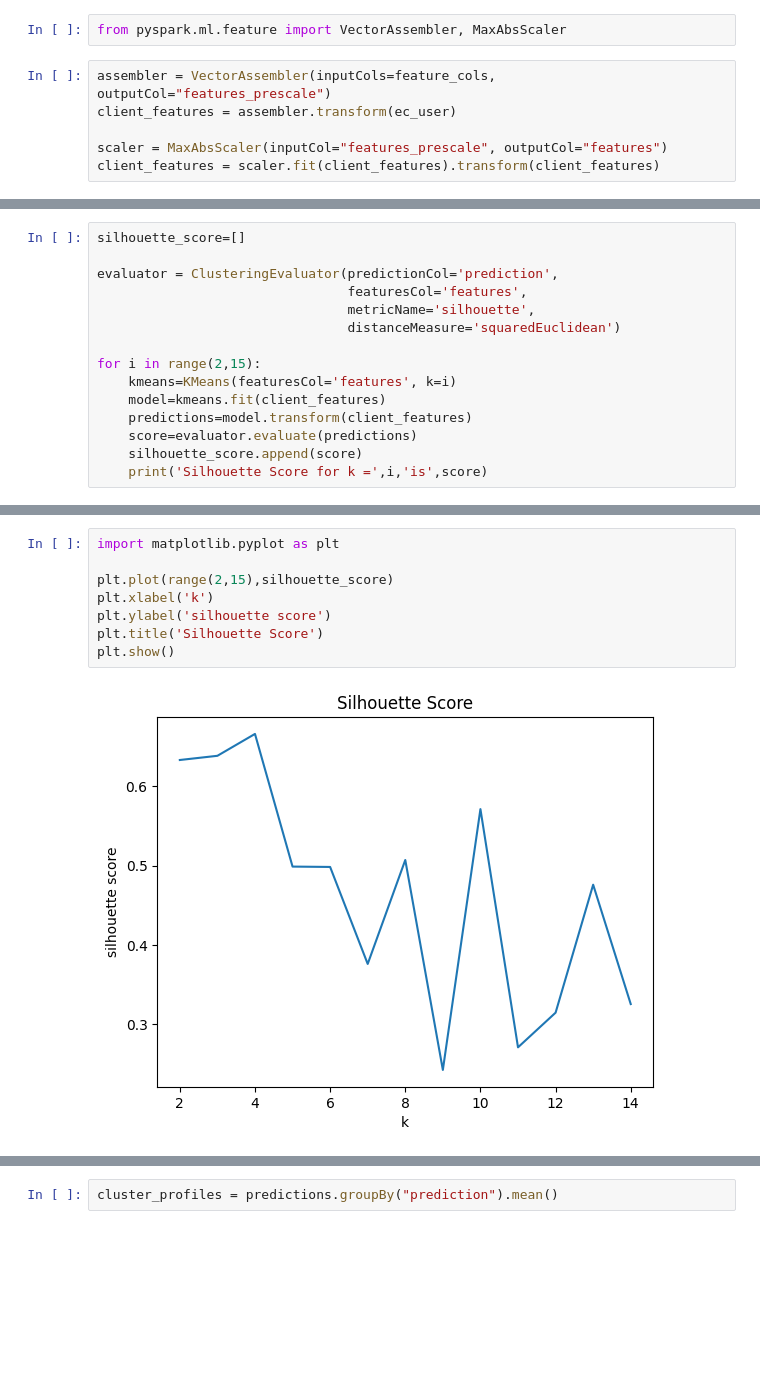
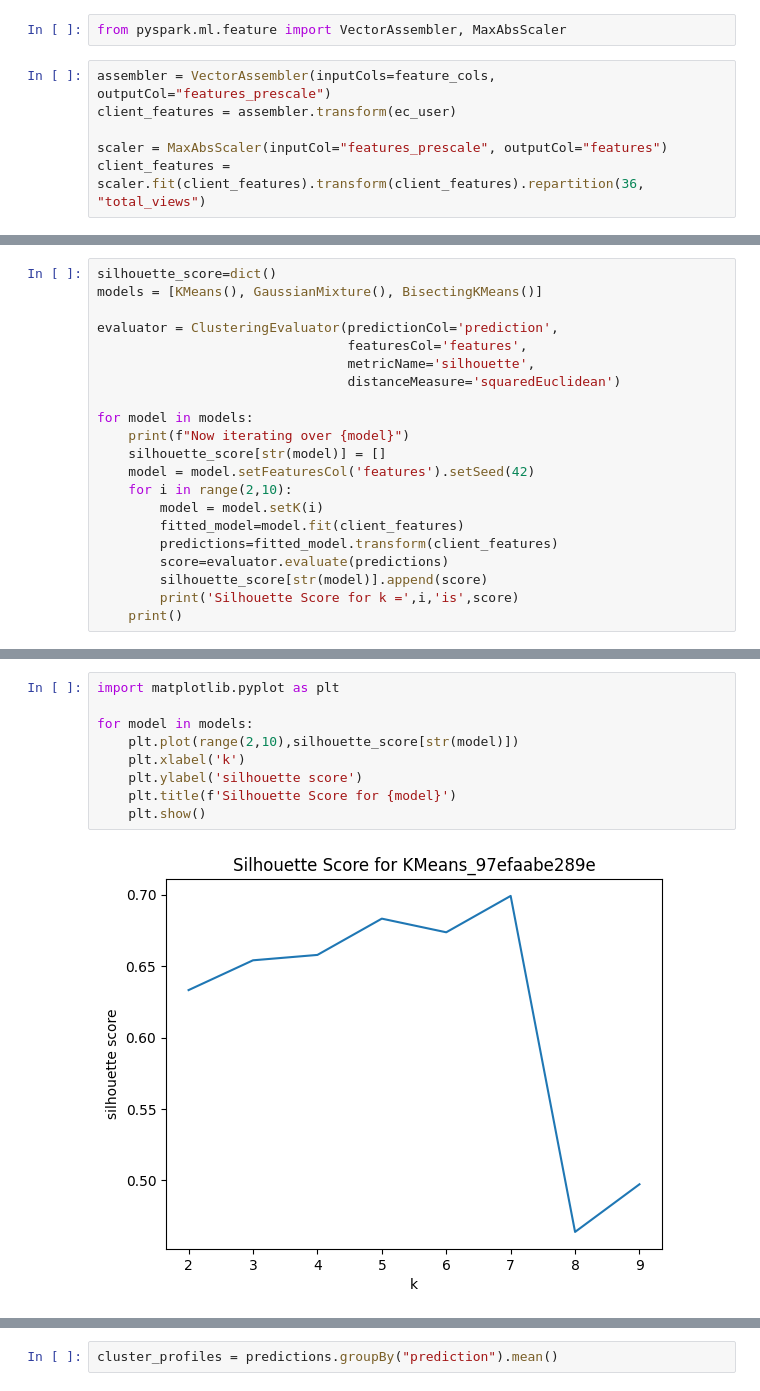
Before and after one commit to GothamAnalytics-7/PMBD, a Jupyter notebook: notebooks/3-UserClustering.ipynb, the cells around one changed output, grey strips where cells are left out. Cells and saved outputs as stored; diff of their text form; blank space fills up the shorter version.

Commit message:
itera varios algoritmos clustering

```diff
--- a/notebooks/3-UserClustering.ipynb
+++ b/notebooks/3-UserClustering.ipynb
@@ -72,7 +78,7 @@ assembler = VectorAssembler(inputCols=feature_cols, outputCol="features_prescale
 client_features = assembler.transform(ec_user)
 
 scaler = MaxAbsScaler(inputCol="features_prescale", outputCol="features")
-client_features = scaler.fit(client_features).transform(client_features)
+client_features = scaler.fit(client_features).transform(client_features).repartition(36, "total_views")
 # %%
 client_features.show()
 # %% [output]
@@ -98,17 +104,23 @@ from pyspark.ml.clustering import KMeans
 from pyspark.ml.evaluation import ClusteringEvaluator
 # %%
-silhouette_score=[]
+silhouette_score=dict()
+models = [KMeans(), GaussianMixture(), BisectingKMeans()]
 
 evaluator = ClusteringEvaluator(predictionCol='prediction',
                                 featuresCol='features',
                                 metricName='silhouette',
                                 distanceMeasure='squaredEuclidean')
 
-for i in range(2,15):
-    kmeans=KMeans(featuresCol='features', k=i)
-    model=kmeans.fit(client_features)
-    predictions=model.transform(client_features)
-    score=evaluator.evaluate(predictions)
-    silhouette_score.append(score)
-    print('Silhouette Score for k =',i,'is',score)
+for model in models:
+    print(f"Now iterating over {model}")
+    silhouette_score[str(model)] = []
+    model = model.setFeaturesCol('features').setSeed(42)
+    for i in range(2,10):
+        model = model.setK(i)
+        fitted_model=model.fit(client_features)
+        predictions=fitted_model.transform(client_features)
+        score=evaluator.evaluate(predictions)
+        silhouette_score[str(model)].append(score)
+        print('Silhouette Score for k =',i,'is',score)
+    print()
 # %% [output]
@@ -128,10 +144,11 @@ Silhouette Score for k = 14 is 0.32564643551277833
 # %%
 import matplotlib.pyplot as plt
 
-plt.plot(range(2,15),silhouette_score)
-plt.xlabel('k')
-plt.ylabel('silhouette score')
-plt.title('Silhouette Score')
-plt.show()
+for model in models:
+    plt.plot(range(2,10),silhouette_score[str(model)])
+    plt.xlabel('k')
+    plt.ylabel('silhouette score')
+    plt.title(f'Silhouette Score for {model}')
+    plt.show()
 # %% [output]
-[figure, old version]
+[figure, new version]
```
Also changed, not shown: parts of 11 cells of this notebook, 1 other file.
